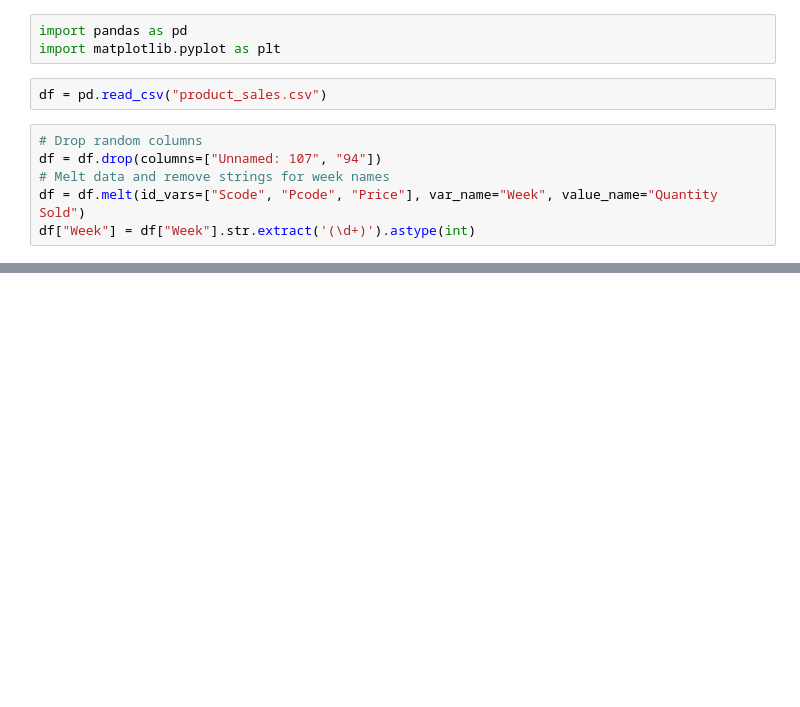
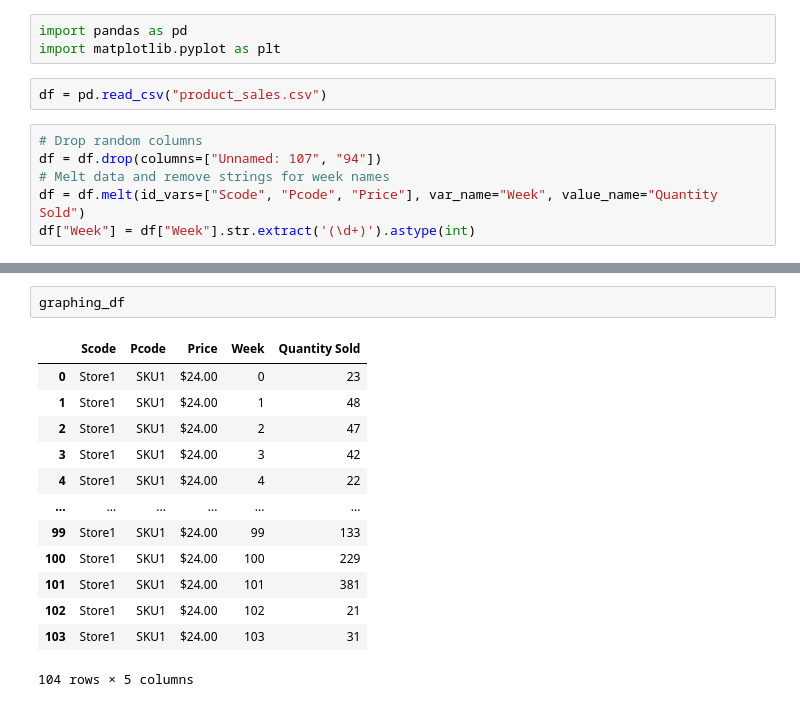
Before and after one commit to siddharth-r-tiwari/am207, a Jupyter notebook: eliza_eda.ipynb, the cells around one changed output, grey strips where cells are left out. Cells and saved outputs as stored; diff of their text form; blank space fills up the shorter version.

```diff
--- a/eliza_eda.ipynb
+++ b/eliza_eda.ipynb
@@ -16,3 +31,19 @@ graphing_df.drop(columns=["Scode", "Price"], inplace=True)
+# %%
+graphing_df
+# %% [output]
+|  | Scode | Pcode | Price | Week | Quantity Sold |
+| 0 | Store1 | SKU1 | $24.00 | 0 | 23 |
+| 1 | Store1 | SKU1 | $24.00 | 1 | 48 |
+| 2 | Store1 | SKU1 | $24.00 | 2 | 47 |
+| 3 | Store1 | SKU1 | $24.00 | 3 | 42 |
+| 4 | Store1 | SKU1 | $24.00 | 4 | 22 |
+| ... | ... | ... | ... | ... | ... |
+| 99 | Store1 | SKU1 | $24.00 | 99 | 133 |
+| 100 | Store1 | SKU1 | $24.00 | 100 | 229 |
+| 101 | Store1 | SKU1 | $24.00 | 101 | 381 |
+| 102 | Store1 | SKU1 | $24.00 | 102 | 21 |
+| 103 | Store1 | SKU1 | $24.00 | 103 | 31 |
+104 rows × 5 columns
 # %%
 skus = df["Pcode"].unique()
 plt.figure()
```
Also changed, not shown: parts of 3 cells of this notebook, 1 other file.
